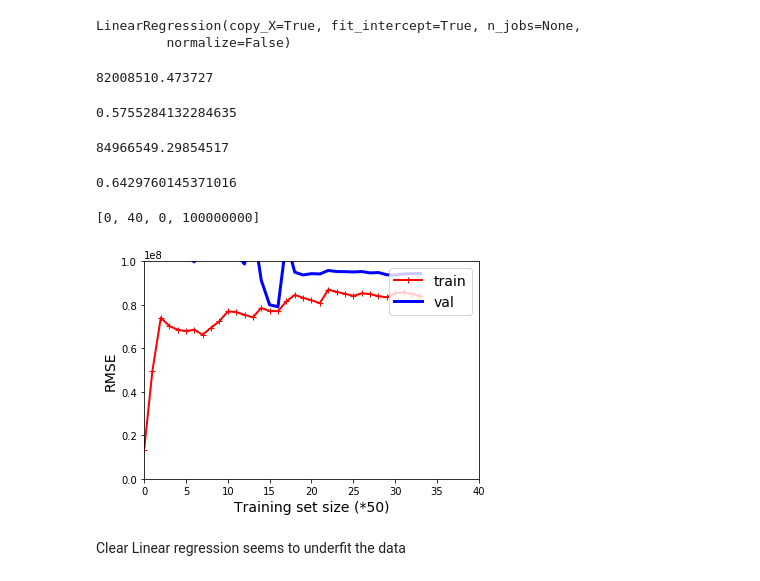
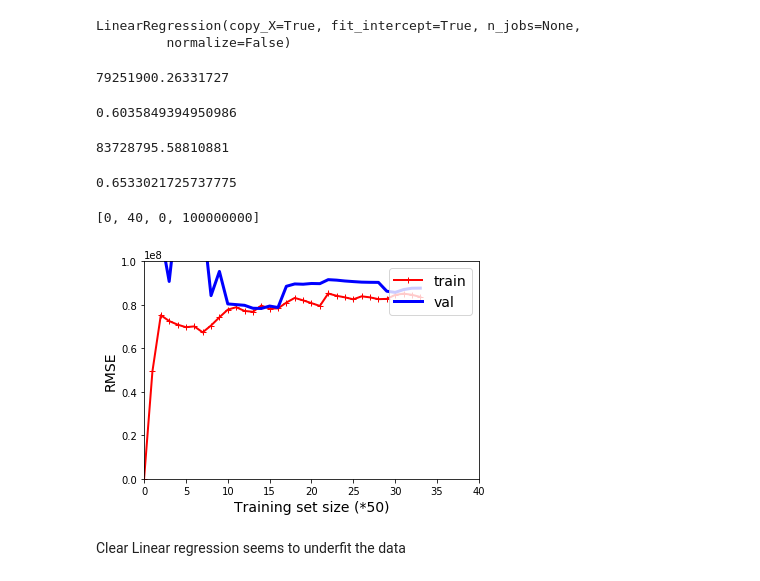
Before and after one commit to Jan-Majewski/Kaggle, a Jupyter notebook: 01_TMBD_Box-revenue_fighting_overfit.ipynb, the cells around one changed output. Cells and saved outputs as stored; diff of their text form; code cells hidden in the pictures.

```diff
--- a/01_TMBD_Box-revenue_fighting_overfit.ipynb
+++ b/01_TMBD_Box-revenue_fighting_overfit.ipynb
@@ -397,8 +423 @@ Index([                                'budget',
       dtype='object')
-# %%
-X=X_train_t2
-X["decade"]=(X["year"]-X["year"]%10)
-
-
-year_cat_1hot = cat_encoder.fit_transform(X[["decade"]])
-df_year=pd.DataFrame(year_cat_1hot, columns=cat_encoder.categories_)
@@ -425,7 +435,7 @@ list(cat_encoder.categories_[0])
 # Preparation Pipeline
 # %%
 from sklearn.preprocessing import PolynomialFeatures
-Poly_Feat=PolynomialFeatures(degree=3, include_bias=False)
+Poly_Feat=PolynomialFeatures(degree=2, include_bias=False)
 
 class PolyAttributesAdder(BaseEstimator, TransformerMixin):
     def __init__(self):
@@ -436,13 +446,15 @@ class PolyAttributesAdder(BaseEstimator, TransformerMixin):
     def fit(self, X, y=None):
         return self
     def transform(self, X, y=None):
-        X_num=X[["budget","runtime","popularity"]]
+        X_num=X[["budget","runtime","popularity","year"]]
+        X_num["year"]=X_num.year-1900
         X_poly=Poly_Feat.fit_transform(X_num)
         poly_columns=[]
         for col in Poly_Feat.get_feature_names():
             col=str(col).replace("x0","budget")
             col=str(col).replace("x1","runtime")
             col=str(col).replace("x2","popularity")
+            col=str(col).replace("x3","year")
             poly_columns.append(col)
 
 
@@ -475,5 +485,7 @@ preparation_pipeline = Pipeline([
     ("polynomial_adder", PolyAttributesAdder(),)
 
     ])
+# %%
+preparation_pipeline=preparation_pipeline.fit(X_train)
 # %%
-X_train_prep=preparation_pipeline.fit_transform(X_train)
+X_train_prep=preparation_pipeline.transform(X_train)
@@ -609,33 +536,33 @@ LinearRegression(copy_X=True, fit_intercept=True, n_jobs=None,
 from sklearn.metrics import mean_squared_error
 
 reve_pred=lin_reg.predict(X_test_prep)
-lin_mse = mean_squared_error(reve_pred, y_test.values)
+lin_mse = mean_squared_error(reve_pred, y_test)
 lin_rmse=np.sqrt(lin_mse)
 lin_rmse
 # %% [output]
-82008510.473727
+79251900.26331727
 # %%
-lin_reg.score(X_test_prep, y_test.values)
+lin_reg.score(X_test_prep, y_test)
 # %% [output]
-0.5755284132284635
+0.6035849394950986
 # %%
 reve_pred=lin_reg.predict(X_train_prep)
-lin_mse = mean_squared_error(reve_pred, y_train.values)
+lin_mse = mean_squared_error(reve_pred, y_train)
 lin_rmse=np.sqrt(lin_mse)
 lin_rmse
 # %% [output]
-84966549.29854517
+83728795.58810881
 # %%
-lin_reg.score(X_train_prep, y_train.values)
+lin_reg.score(X_train_prep, y_train)
 # %% [output]
-0.6429760145371016
+0.6533021725737775
 # %%
-plot_learning_curves(lin_reg, X_train_prep.values, y_train.values)
+plot_learning_curves(lin_reg, X_train_prep.values, y_train)
 plt.axis([0, 40, 0, 100000000])                         # not shown in the book
 plt.show()                                      # not shown
 # %% [output]
 [0, 40, 0, 100000000]
-[figure, old version]
+[figure, new version]
 # %% [markdown]
 Clear Linear regression seems to underfit the data
 # %% [markdown]
```
Also changed, not shown: parts of 112 cells of this notebook.
